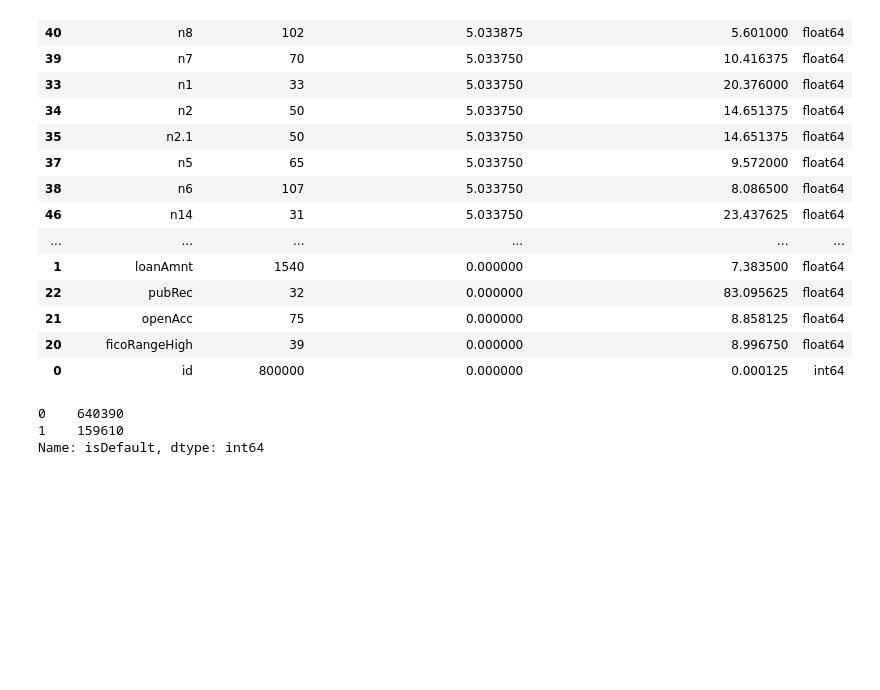
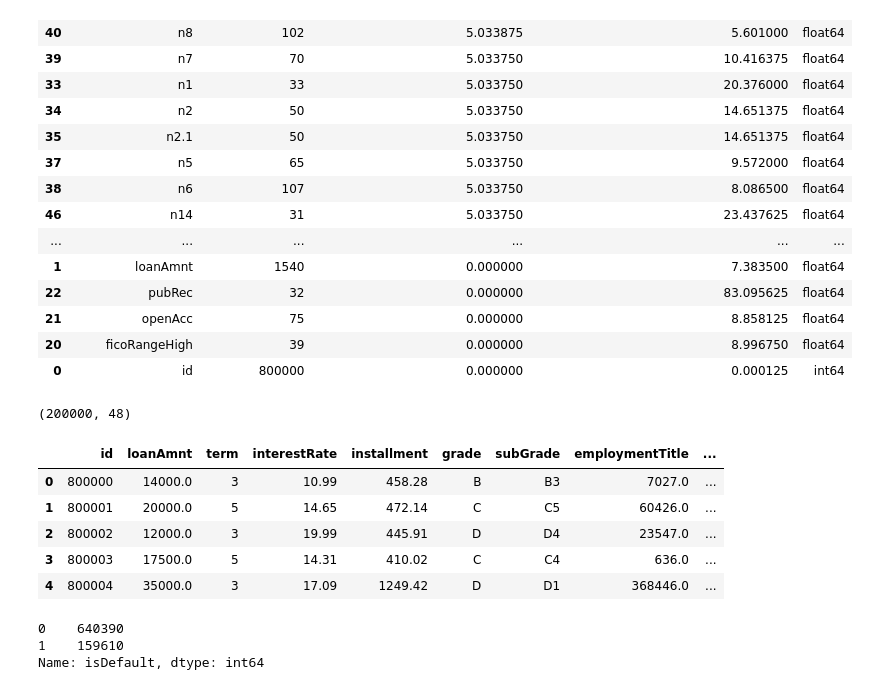
Before and after one commit to yanqiangmiffy/Loan-Default-Prediction, a Jupyter notebook: EDA.ipynb, the cells around one changed output. Cells and saved outputs as stored; diff of their text form; code cells hidden in the pictures; blank space fills up the shorter version.

```diff
--- a/EDA.ipynb
+++ b/EDA.ipynb
@@ -55,6 +55,19 @@ statics(train)
 | 21 | openAcc | 75 | 0.000000 | 8.858125 | float64 |
 | 20 | ficoRangeHigh | 39 | 0.000000 | 8.996750 | float64 |
 | 0 | id | 800000 | 0.000000 | 0.000125 | int64 |
+# %%
+test.shape
+# %% [output]
+(200000, 48)
+# %%
+test.head()
+# %% [output]
+|  | id | loanAmnt | term | interestRate | installment | grade | subGrade | employmentTitle | ... |
+| 0 | 800000 | 14000.0 | 3 | 10.99 | 458.28 | B | B3 | 7027.0 | ... |
+| 1 | 800001 | 20000.0 | 5 | 14.65 | 472.14 | C | C5 | 60426.0 | ... |
+| 2 | 800002 | 12000.0 | 3 | 19.99 | 445.91 | D | D4 | 23547.0 | ... |
+| 3 | 800003 | 17500.0 | 5 | 14.31 | 410.02 | C | C4 | 636.0 | ... |
+| 4 | 800004 | 35000.0 | 3 | 17.09 | 1249.42 | D | D1 | 368446.0 | ... |
 # %%
 train['isDefault'].value_counts()
 # %% [output]
```
Also changed, not shown: parts of 1 cell of this notebook, 5 other files.
